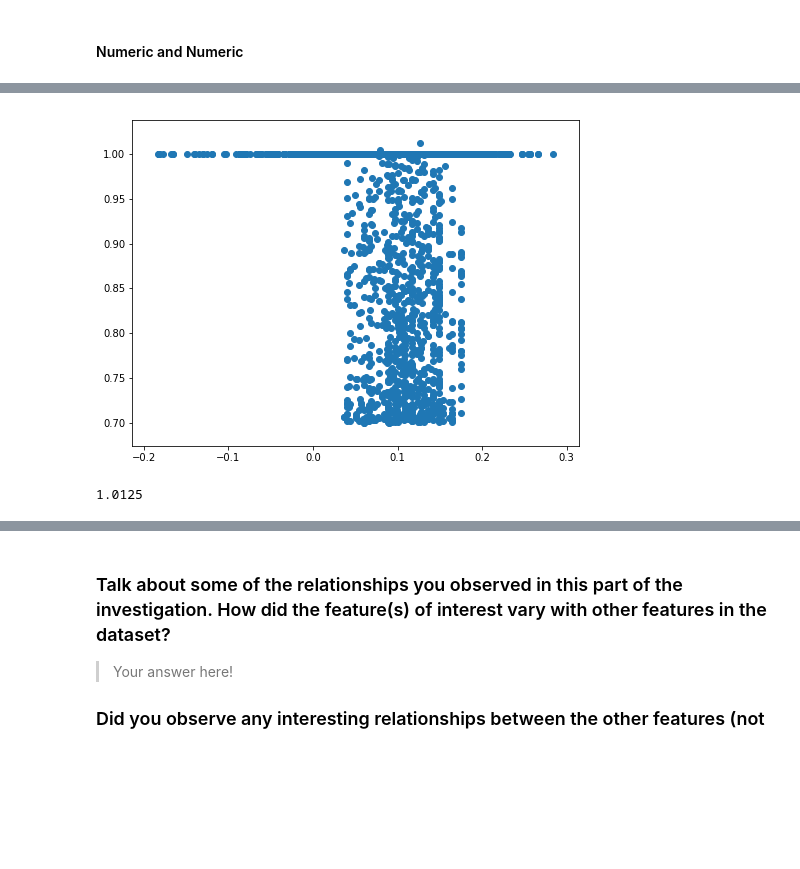
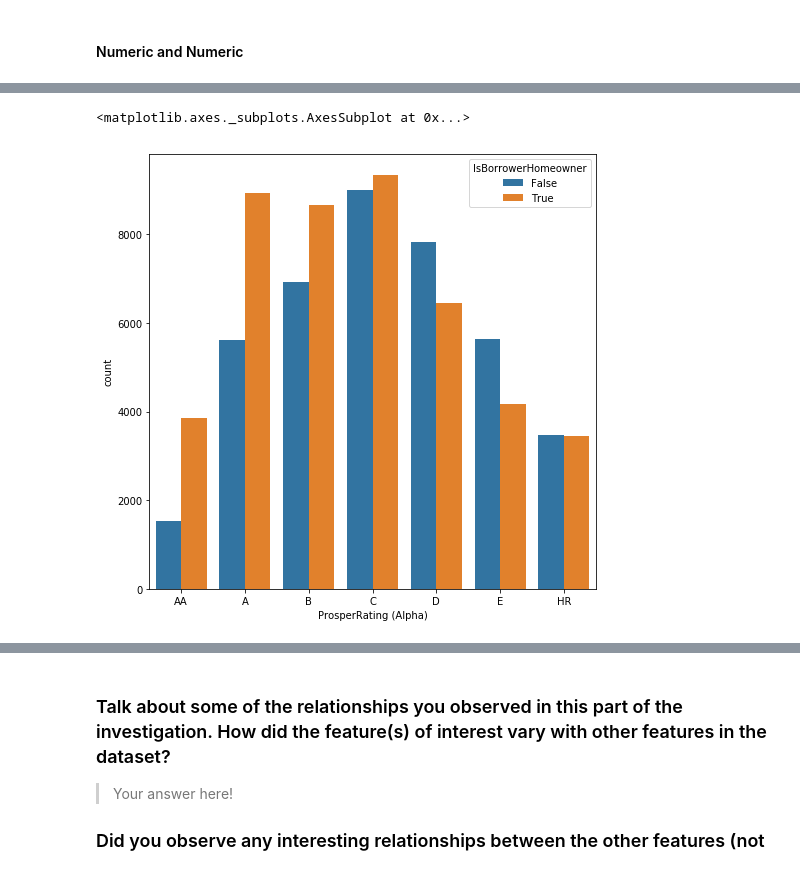
Before and after one commit to suefenali/data_analysis_nanodegree, a Jupyter notebook: project_5/exploration.ipynb, the cells around one changed output, grey strips where cells are left out. Cells and saved outputs as stored; diff of their text form; code cells hidden in the pictures; blank space fills up the shorter version.

```diff
--- a/project_5/exploration.ipynb
+++ b/project_5/exploration.ipynb
@@ -421,0 +468,7 @@ plt.ylabel('AmountDelinquent');
+# %%
+ratings = ['AA', 'A', 'B', 'C', 'D', 'E', 'HR']
+ratings = pd.api.types.CategoricalDtype(ordered=True, categories=ratings)
+loan['ProsperRating (Alpha)'] = loan['ProsperRating (Alpha)'].astype(ratings)
+
+plt.figure(figsize=(10,8))
+sb.violinplot(data=loan, y='BorrowerRate', x='ProsperRating (Alpha)', inner='quartile', color=base_color);
@@ -421,0 +477,10 @@ plt.ylabel('AmountDelinquent');
+# %%
+categs = ['Not Available', 'Debt Consolidation', 'Home Improvement', 'Business', 'Personal Loan',
+          'Student Use', 'Auto', 'Other', 'Baby&Adoption', 'Boat', 'Cosmetic Procedure', 'Engagement Ring',
+          'Green Loans', 'Household Expenses', 'Large Purchases', 'Medical/Dental', 'Motorcycle', 'RV',
+          'Taxes', 'Vacation', 'Wedding Loans']
+categs = pd.api.types.CategoricalDtype(ordered=True, categories=categs)
+loan['ListingCategory'] = loan['ListingCategory'].astype(categs)
+
+plt.figure(figsize=(10,9))
+sb.violinplot(data=loan, x='BorrowerRate', y='ListingCategory', inner='quartile', color=base_color);
@@ -421,0 +489,11 @@ plt.ylabel('AmountDelinquent');
+# %%
+categs = ['Not Available', 'Debt Consolidation', 'Home Improvement', 'Business', 'Personal Loan',
+          'Student Use', 'Auto', 'Other', 'Baby&Adoption', 'Boat', 'Cosmetic Procedure', 'Engagement Ring',
+          'Green Loans', 'Household Expenses', 'Large Purchases', 'Medical/Dental', 'Motorcycle', 'RV',
+          'Taxes', 'Vacation', 'Wedding Loans']
+categs = pd.api.types.CategoricalDtype(ordered=True, categories=categs)
+loan['ListingCategory'] = loan['ListingCategory'].astype(categs)
+
+plt.figure(figsize=(12,16))
+sb.violinplot(data=loan, x='Investors', y='ListingCategory', inner='quartile', color=base_color);
+plt.tick_params(axis='both', labelsize=10, labelbottom=True, bottom=True, top=True, labeltop=True);
@@ -421,0 +504,5 @@ plt.ylabel('AmountDelinquent');
+# %%
+# Sort data
+ratings = ['AA', 'A', 'B', 'C', 'D', 'E', 'HR']
+ratings = pd.api.types.CategoricalDtype(ordered=True, categories=ratings)
+loan['ProsperRating (Alpha)'] = loan['ProsperRating (Alpha)'].astype(ratings)
@@ -422,9 +531,6 @@ plt.ylabel('AmountDelinquent');
 # %%
-plt.figure(figsize=(8,6))
-plt.scatter(data=loan, x='EstimatedReturn', y='PercentFunded');
+plt.figure(figsize=(8,8))
+sb.countplot(data=loan, x='ProsperRating (Alpha)', hue='IsBorrowerHomeowner')
 # %% [output]
+<matplotlib.axes._subplots.AxesSubplot at 0x...>
-[figure, old version]
+[figure, new version]
-# %%
-loan['PercentFunded'].max()
-# %% [output]
-1.0125
```
Also changed, not shown: parts of 30 cells of this notebook.
